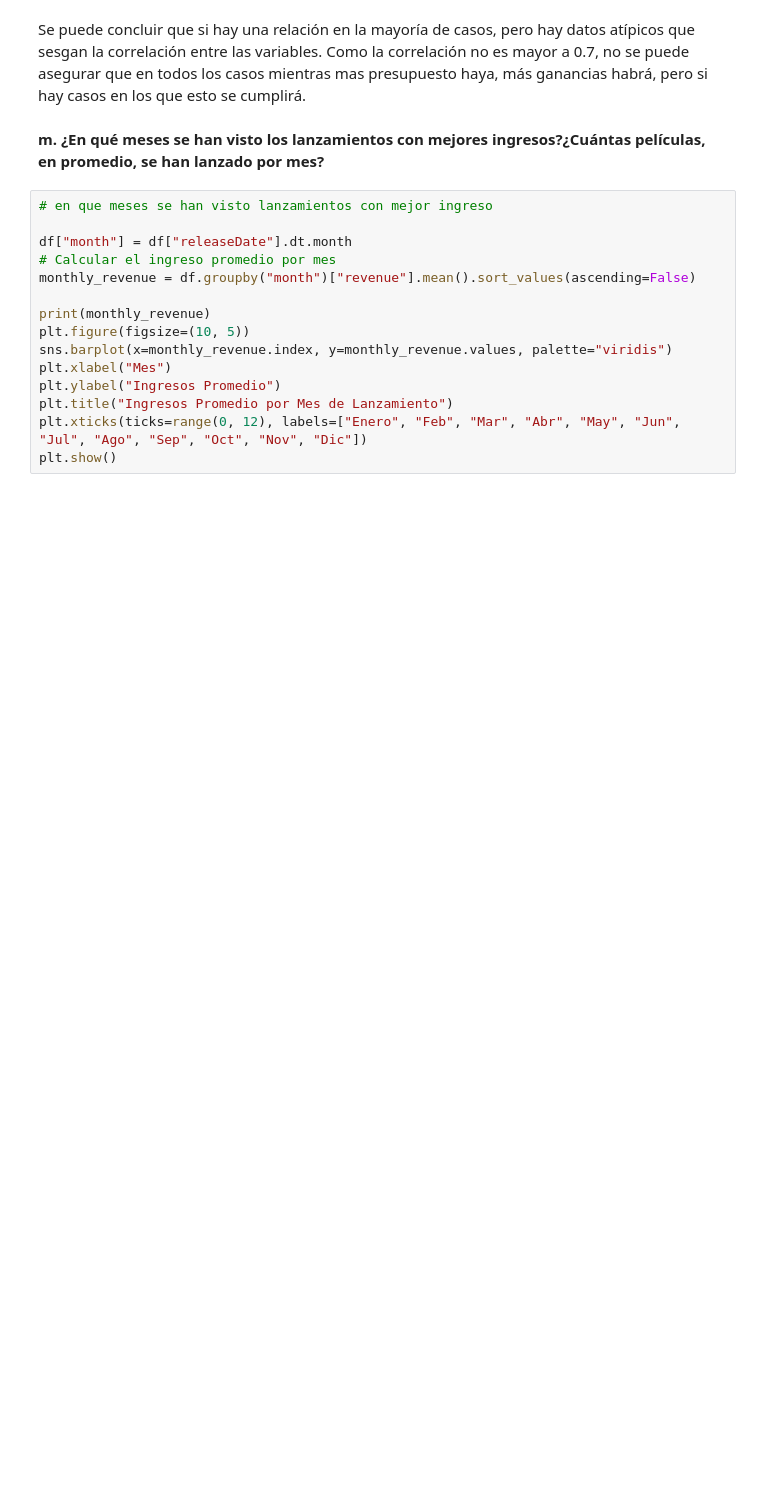
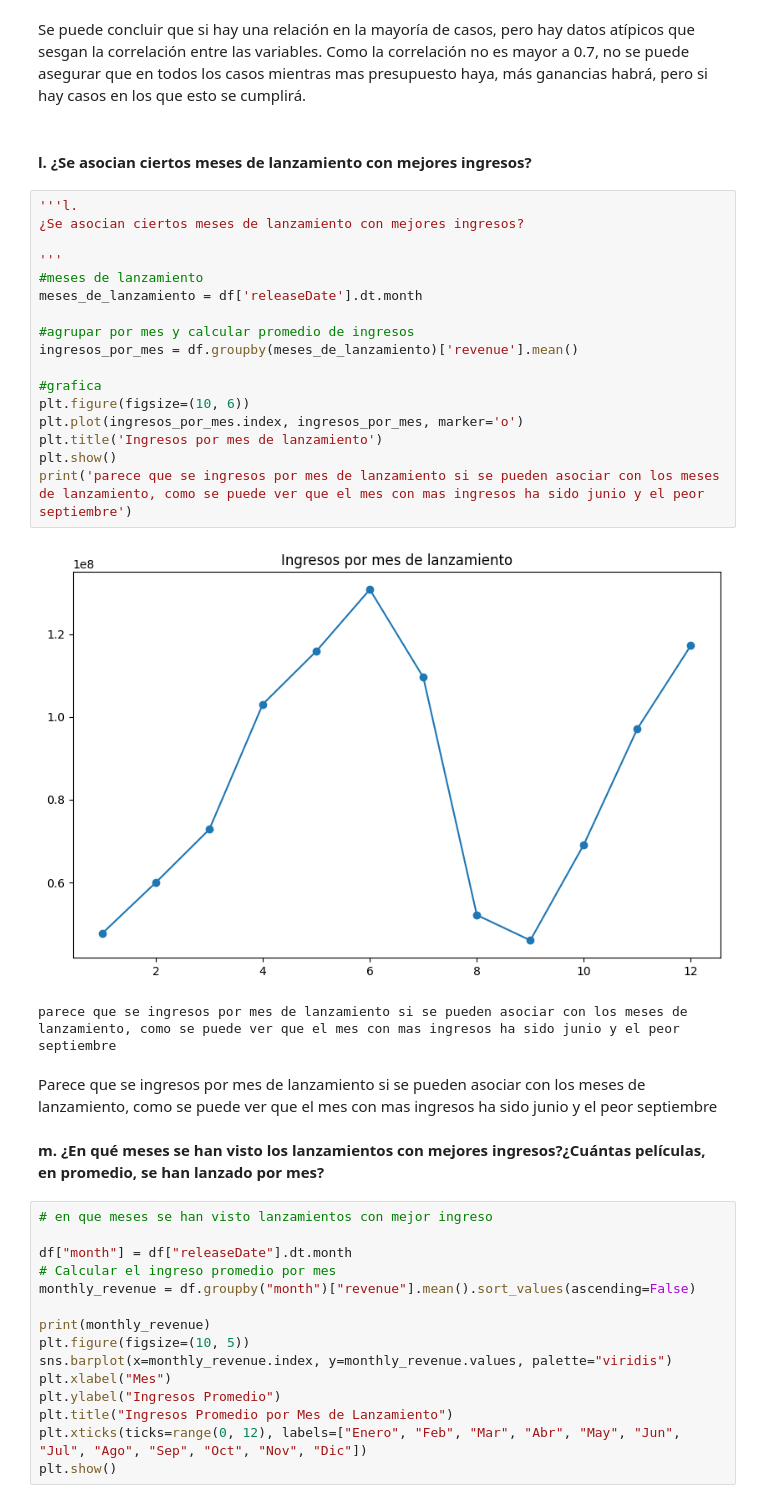
Before and after one commit to angelargd8/HDT01-MDD, a Jupyter notebook: main.ipynb, the cells around one changed output. Cells and saved outputs as stored; diff of their text form; blank space fills up the shorter version.

```diff
--- a/main.ipynb
+++ b/main.ipynb
@@ -605,5 +829,29 @@ revenue  0.680982  1.000000
 # %% [markdown]
 Se puede concluir que si hay una relación en la mayoría de casos, pero hay datos atípicos que sesgan la correlación entre las variables. Como la correlación no es mayor a 0.7, no se puede asegurar que en todos los casos mientras mas presupuesto haya, más ganancias habrá, pero si hay casos en los que esto se cumplirá.
+# %% [markdown]
+#### l. ¿Se asocian ciertos meses de lanzamiento con mejores ingresos?
+# %%
+'''l.
+¿Se asocian ciertos meses de lanzamiento con mejores ingresos?
+
+'''
+#meses de lanzamiento
+meses_de_lanzamiento = df['releaseDate'].dt.month
+
+#agrupar por mes y calcular promedio de ingresos
+ingresos_por_mes = df.groupby(meses_de_lanzamiento)['revenue'].mean()
+
+#grafica
+plt.figure(figsize=(10, 6))
+plt.plot(ingresos_por_mes.index, ingresos_por_mes, marker='o')
+plt.title('Ingresos por mes de lanzamiento')
+plt.show()
+print('parece que se ingresos por mes de lanzamiento si se pueden asociar con los meses de lanzamiento, como se puede ver que el mes con mas ingresos ha sido junio y el peor septiembre')
+# %% [output]
+[figure, added]
+parece que se ingresos por mes de lanzamiento si se pueden asociar con los meses de lanzamiento, como se puede ver que el mes con mas ingresos ha sido junio y el peor septiembre
+# %% [markdown]
+Parece que se ingresos por mes de lanzamiento si se pueden asociar con los meses de lanzamiento, como se puede ver que el mes con mas ingresos ha sido junio y el peor septiembre
 # %% [markdown]
 **m. ¿En qué meses se han visto los lanzamientos con mejores ingresos?¿Cuántas películas, en promedio, se han lanzado por mes?**
 # %%
```
Also changed, not shown: parts of 28 cells of this notebook.
